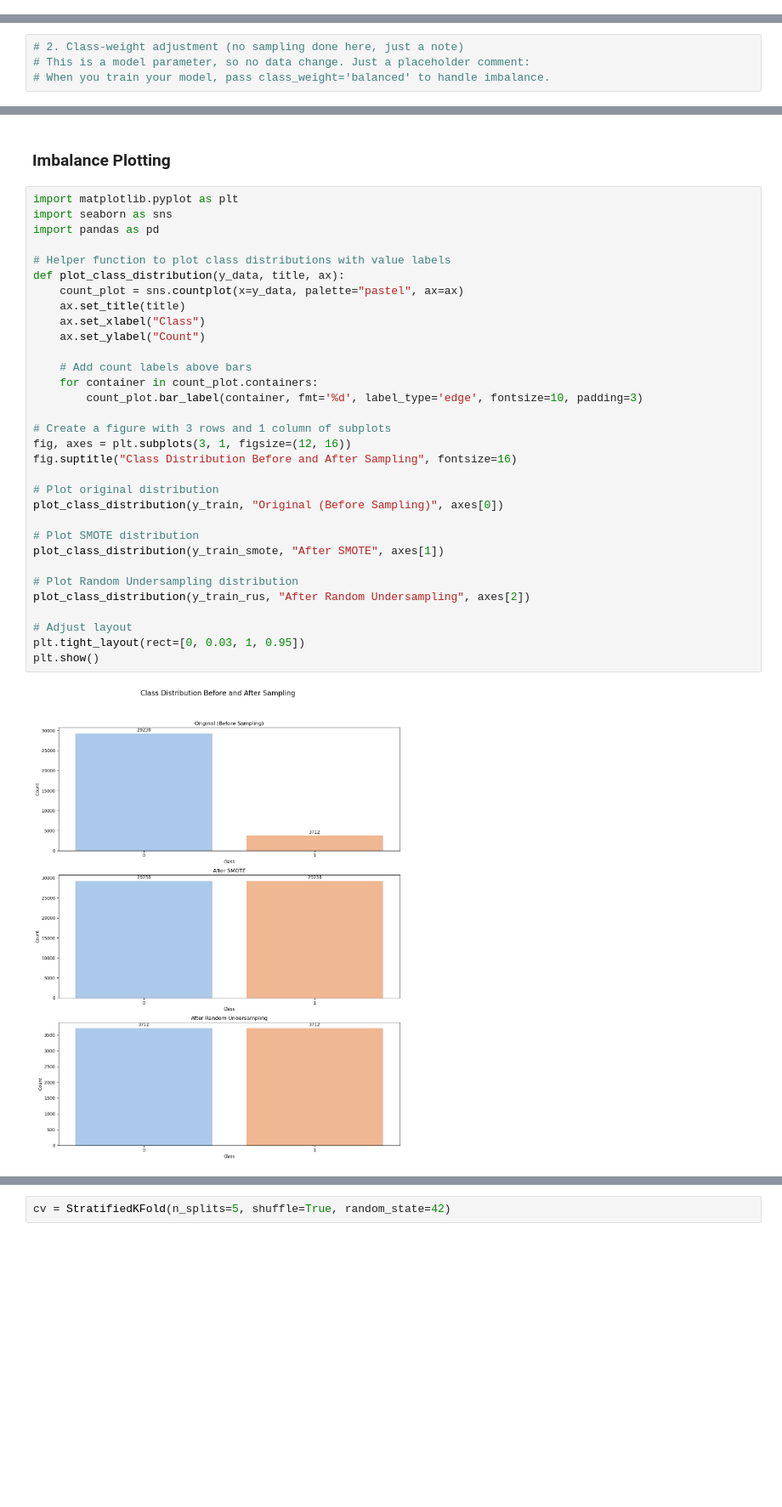
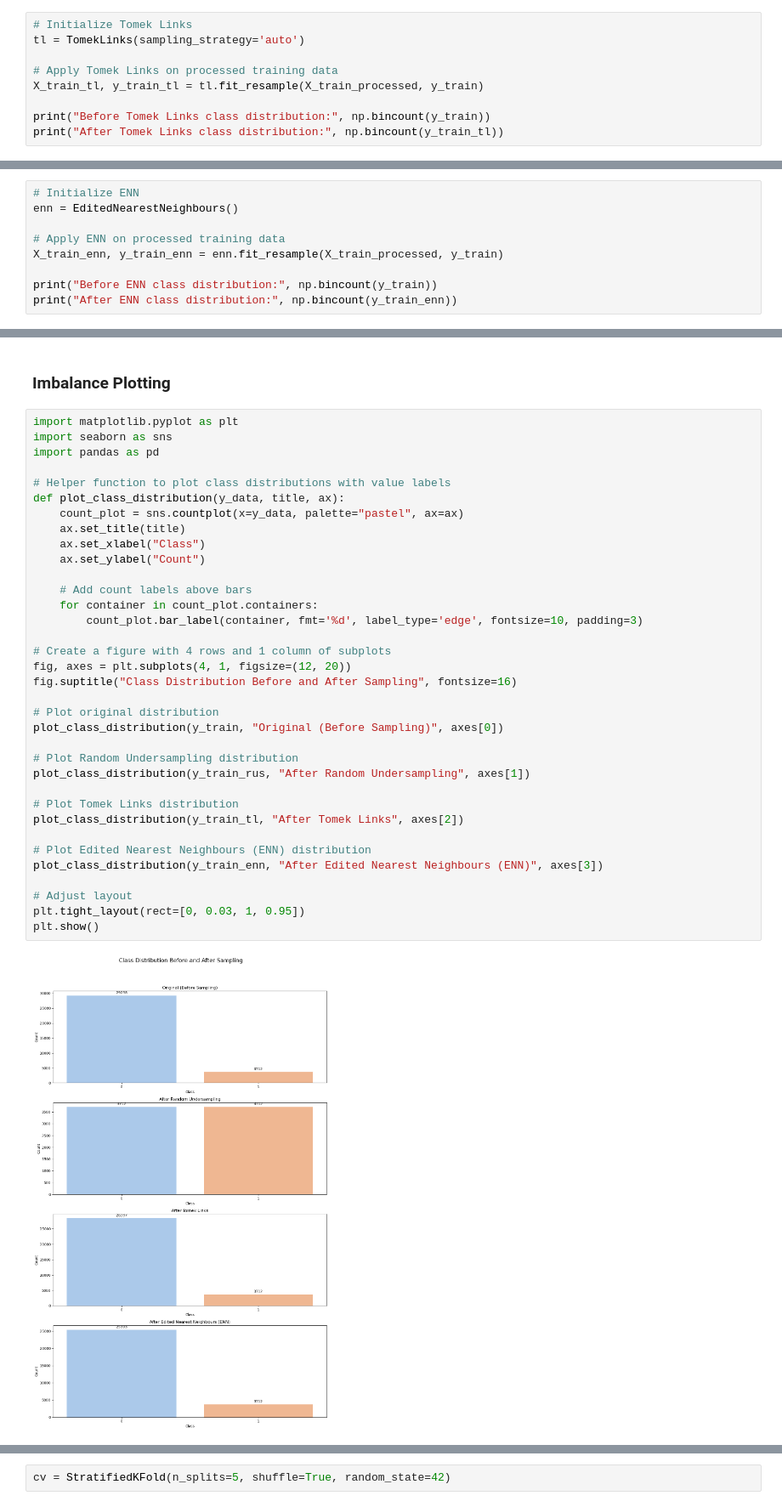
Before and after one commit to hathimazman/MachineLearning_Project2, a Jupyter notebook: Project.ipynb, the cells around one changed output, grey strips where cells are left out. Shown at 85% size. Saved outputs shown, nothing was run; the diff lists cells and outputs as text; blank space fills up the shorter version.

```diff
--- a/Project.ipynb
+++ b/Project.ipynb
@@ -299,0 +222,9 @@ After Random Undersampling class distribution: [3712 3712]
+# %%
+# Initialize Tomek Links
+tl = TomekLinks(sampling_strategy='auto')
+
+# Apply Tomek Links on processed training data
+X_train_tl, y_train_tl = tl.fit_resample(X_train_processed, y_train)
+
+print("Before Tomek Links class distribution:", np.bincount(y_train))
+print("After Tomek Links class distribution:", np.bincount(y_train_tl))
@@ -302,4 +236,9 @@ After Random Undersampling class distribution: [3712 3712]
 # %%
-# 2. Class-weight adjustment (no sampling done here, just a note)
-# This is a model parameter, so no data change. Just a placeholder comment:
-# When you train your model, pass class_weight='balanced' to handle imbalance.
+# Initialize ENN
+enn = EditedNearestNeighbours()
+
+# Apply ENN on processed training data
+X_train_enn, y_train_enn = enn.fit_resample(X_train_processed, y_train)
+
+print("Before ENN class distribution:", np.bincount(y_train))
+print("After ENN class distribution:", np.bincount(y_train_enn))
@@ -308,37 +250,40 @@ After Random Undersampling class distribution: [3712 3712]
 # %%
 import matplotlib.pyplot as plt
 import seaborn as sns
 import pandas as pd
 
 # Helper function to plot class distributions with value labels
 def plot_class_distribution(y_data, title, ax):
     count_plot = sns.countplot(x=y_data, palette="pastel", ax=ax)
     ax.set_title(title)
     ax.set_xlabel("Class")
     ax.set_ylabel("Count")
 
     # Add count labels above bars
     for container in count_plot.containers:
         count_plot.bar_label(container, fmt='%d', label_type='edge', fontsize=10, padding=3)
 
-# Create a figure with 3 rows and 1 column of subplots
-fig, axes = plt.subplots(3, 1, figsize=(12, 16))
+# Create a figure with 4 rows and 1 column of subplots
+fig, axes = plt.subplots(4, 1, figsize=(12, 20))
 fig.suptitle("Class Distribution Before and After Sampling", fontsize=16)
 
 # Plot original distribution
 plot_class_distribution(y_train, "Original (Before Sampling)", axes[0])
 
-# Plot SMOTE distribution
-plot_class_distribution(y_train_smote, "After SMOTE", axes[1])
+# Plot Random Undersampling distribution
+plot_class_distribution(y_train_rus, "After Random Undersampling", axes[1])
 
-# Plot Random Undersampling distribution
-plot_class_distribution(y_train_rus, "After Random Undersampling", axes[2])
+# Plot Tomek Links distribution
+plot_class_distribution(y_train_tl, "After Tomek Links", axes[2])
+
+# Plot Edited Nearest Neighbours (ENN) distribution
+plot_class_distribution(y_train_enn, "After Edited Nearest Neighbours (ENN)", axes[3])
 
 # Adjust layout
 plt.tight_layout(rect=[0, 0.03, 1, 0.95])
 plt.show()
 # %% [output]
-[figure, old version]
+[figure, new version]
 # %%
 # Training features after preprocessing
 X_train = X_train_processed
```
Also changed, not shown: parts of 20 cells of this notebook.
